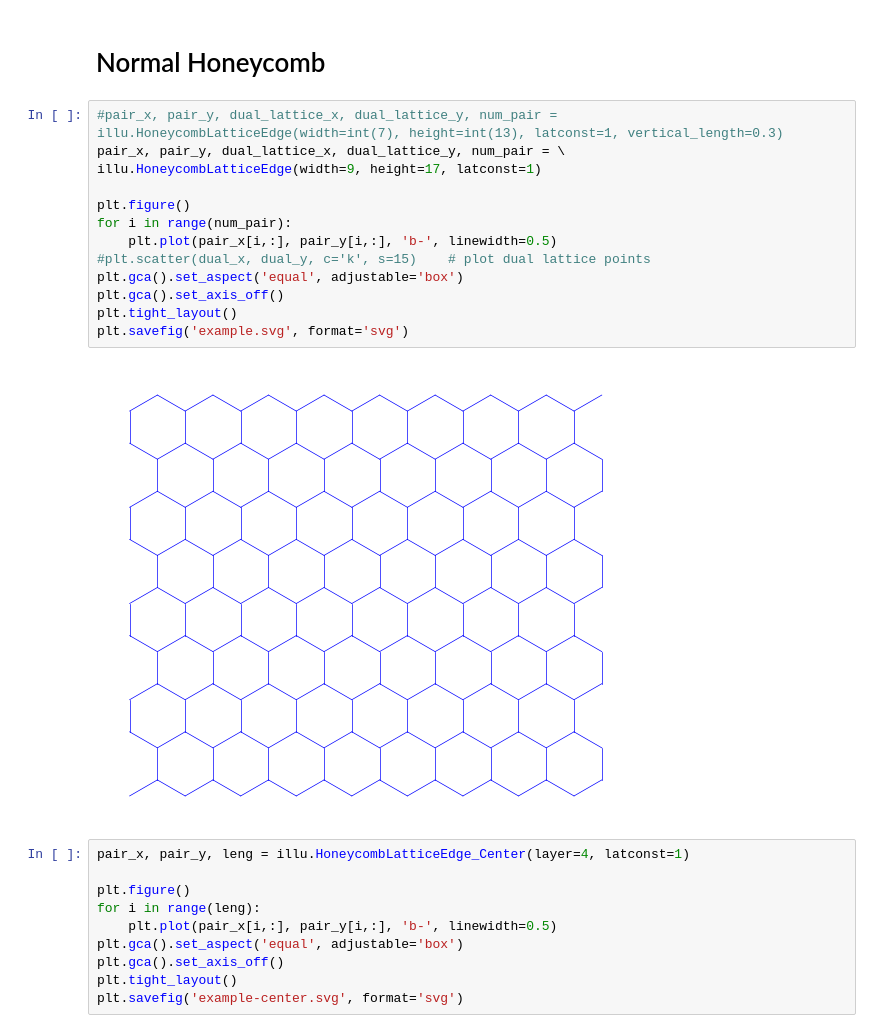
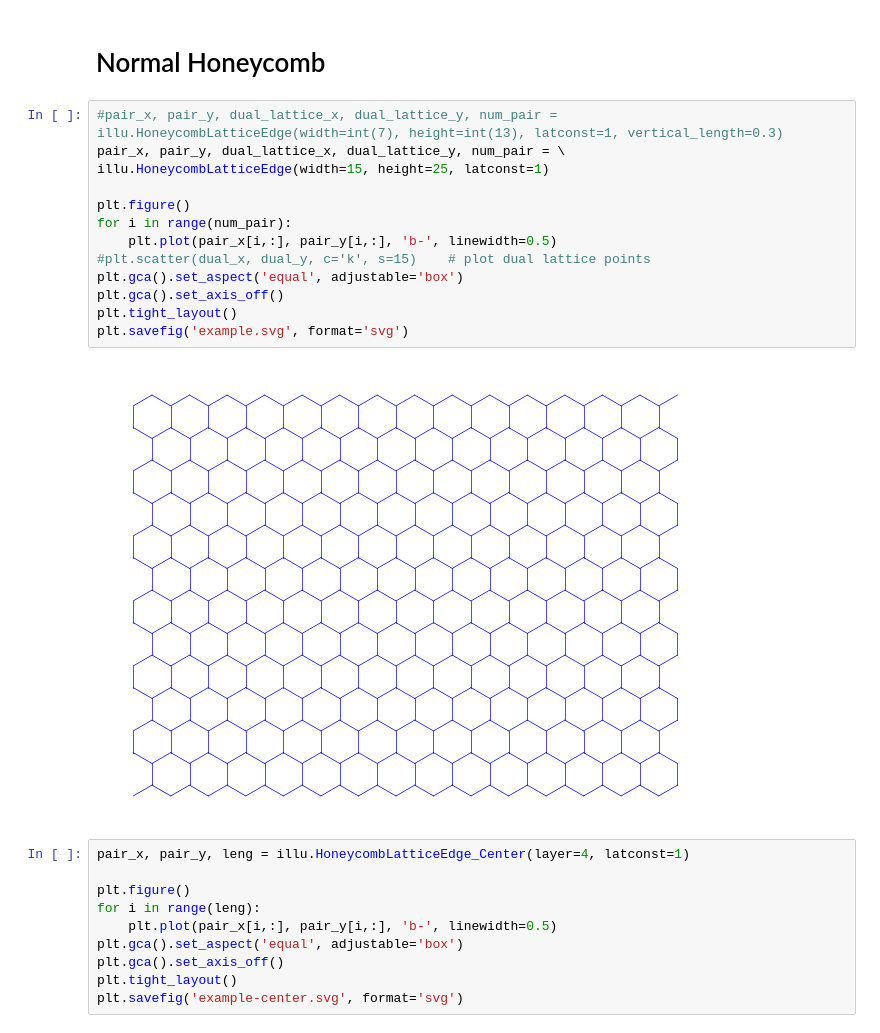
Before and after one commit to WangChenChih/kitaevDM-non-trivial-genus, a Jupyter notebook: DM-blocks_hole/figures/figure-generate.ipynb, the cells around one changed output. Saved outputs shown, nothing was run; the diff lists cells and outputs as text.

```diff
--- a/DM-blocks_hole/figures/figure-generate.ipynb
+++ b/DM-blocks_hole/figures/figure-generate.ipynb
@@ -11,18 +11,18 @@ illu = gil.LatticeCreation()
 # %%
 #pair_x, pair_y, dual_lattice_x, dual_lattice_y, num_pair = illu.HoneycombLatticeEdge(width=int(7), height=int(13), latconst=1, vertical_length=0.3)
 pair_x, pair_y, dual_lattice_x, dual_lattice_y, num_pair = \
-illu.HoneycombLatticeEdge(width=9, height=17, latconst=1)
+illu.HoneycombLatticeEdge(width=15, height=25, latconst=1)
 
 plt.figure()
 for i in range(num_pair):
     plt.plot(pair_x[i,:], pair_y[i,:], 'b-', linewidth=0.5)
 #plt.scatter(dual_x, dual_y, c='k', s=15)    # plot dual lattice points
 plt.gca().set_aspect('equal', adjustable='box')
 plt.gca().set_axis_off()
 plt.tight_layout()
 plt.savefig('example.svg', format='svg')
 # %% [output]
-[figure, old version]
+[figure, new version]
 # %%
 pair_x, pair_y, leng = illu.HoneycombLatticeEdge_Center(layer=4, latconst=1)
 
```
Also changed, not shown: 5 other files.
